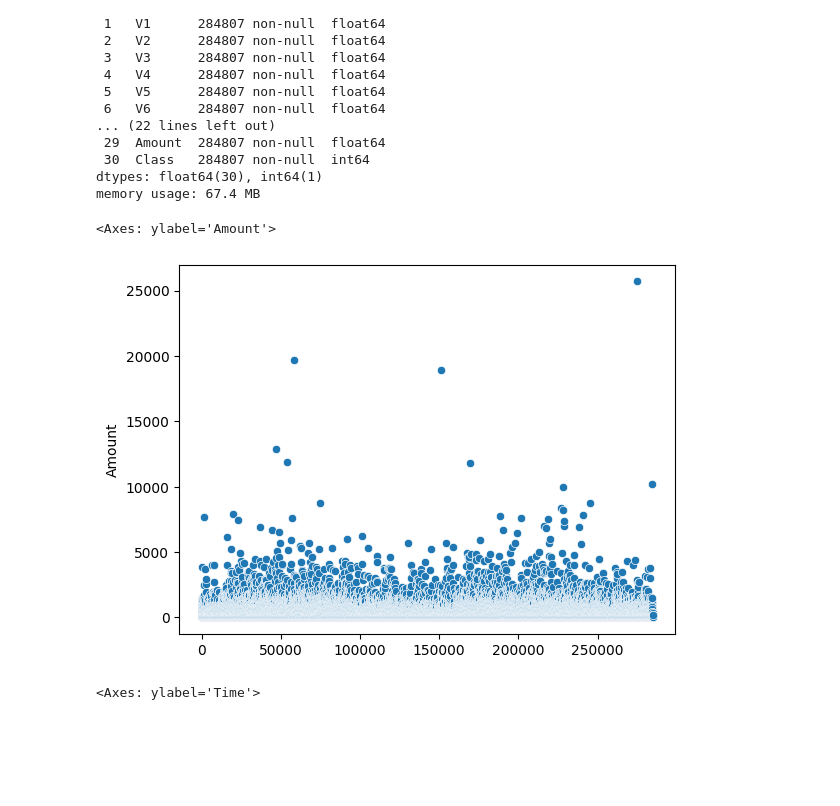
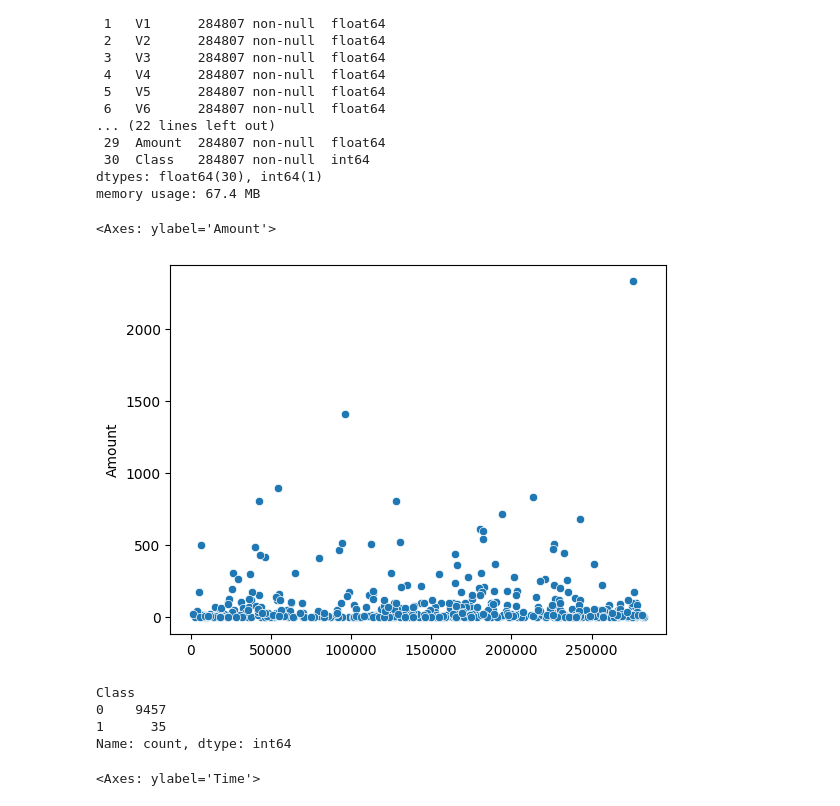
Before and after one commit to JOCRZ/TechnoHacks_Internship, a Jupyter notebook: Project1/EDA.ipynb, the cells around one changed output. Saved outputs shown, nothing was run; the diff lists cells and outputs as text; code cells hidden in the pictures; blank space fills up the shorter version.

```diff
--- a/Project1/EDA.ipynb
+++ b/Project1/EDA.ipynb
@@ -70,10 +70,17 @@ Data columns (total 31 columns):
 dtypes: float64(30), int64(1)
 memory usage: 67.4 MB
 # %%
-sns.scatterplot(df['Amount'])
+sns.scatterplot(df['Amount'].sample(500))
 # %% [output]
 <Axes: ylabel='Amount'>
-[figure, old version]
+[figure, new version]
+# %%
+df[df['Amount'] >= 500]['Class'].value_counts()
+# %% [output]
+Class
+0    9457
+1      35
+Name: count, dtype: int64
 # %%
 sns.lineplot(df['Time'])
 # %% [output]
```
Also changed, not shown: parts of 2 cells of this notebook, 2 other files.
